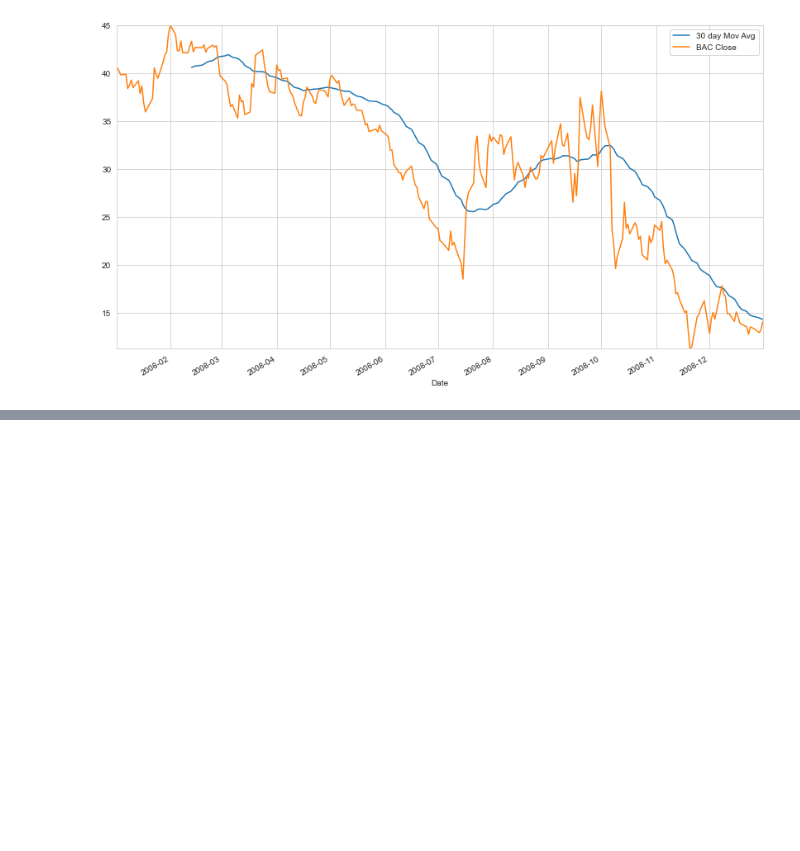
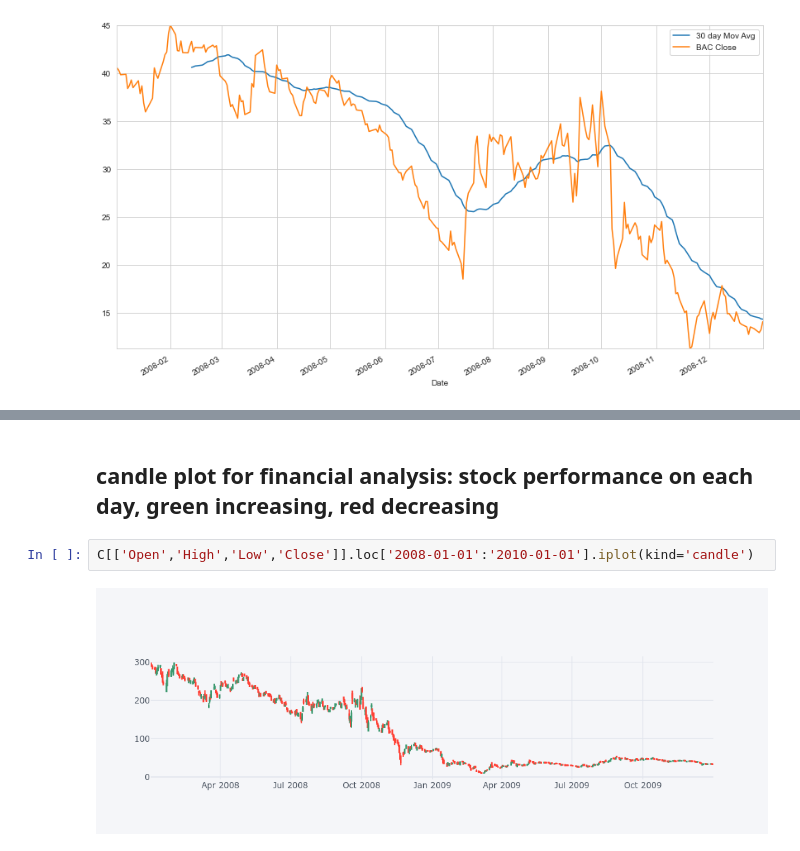
Before and after one commit to PIETRO-ing/finance_project, a Jupyter notebook: finance_project.ipynb, the cells around one changed output, grey strips where cells are left out. Cells and saved outputs as stored; diff of their text form; blank space fills up the shorter version.

```diff
--- a/finance_project.ipynb
+++ b/finance_project.ipynb
@@ -362,0 +392,6 @@ plt.legend()
+# %% [markdown]
+## candle plot for financial analysis: stock performance on each day, green increasing, red decreasing
+# %%
+C[['Open','High','Low','Close']].loc['2008-01-01':'2010-01-01'].iplot(kind='candle')
+# %% [output]
+[figure, added]
```
Also changed, not shown: parts of 8 cells of this notebook.
